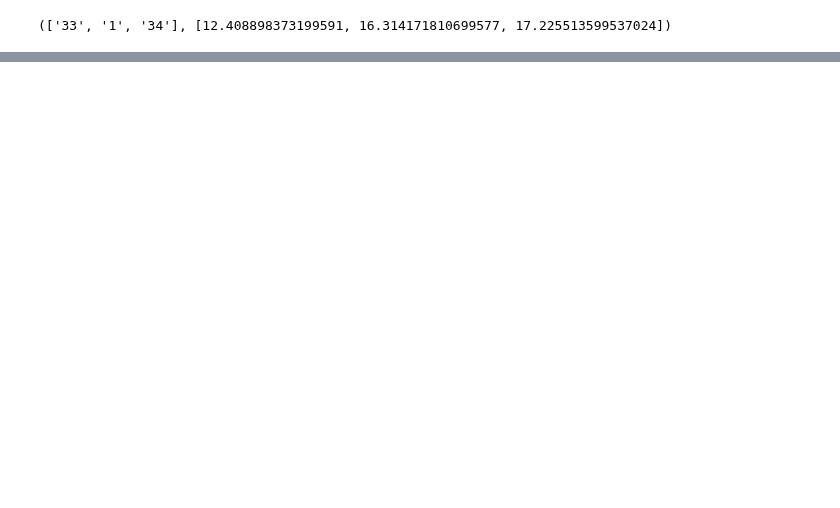
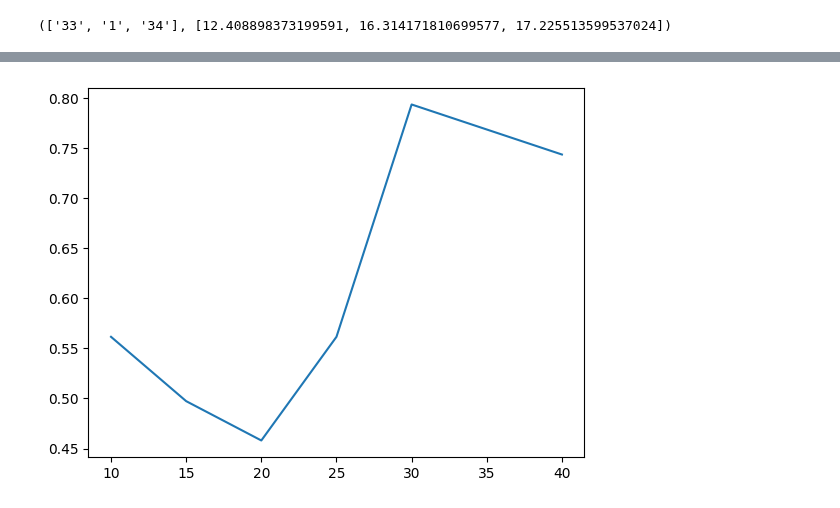
Before and after one commit to Hanno1/AlgorithmischeNetzwerkanalyseLAB, a Jupyter notebook: presentation_task3.ipynb, the cells around one changed output, grey strips where cells are left out. Drawn from its saved outputs; the diff is of its cells as text; code cells hidden in the pictures; blank space fills up the shorter version.

```diff
--- a/presentation_task3.ipynb
+++ b/presentation_task3.ipynb
@@ -68,0 +81,14 @@ print(MyCentr.ownCentrality(G, k=3, p=5))
+# %%
+# Dafür berechnen wir alle Zentralitäten für verschiedene Zentralitätsmaße
+degree_centr = BasicCentr.degree_centrality(G)
+closeness_centr = BasicCentr.closeness_centrality(G)
+closeness_centr_approx = BasicCentr.closeness_centrality_approx(G)
+eig_centr = EigCentr.eigenvector_centrality(G)
+
+own_centr = MyCentr.own_centrality(G)
+own_centr_approx = MyCentr.own_centrality_approx(G)
+
+centralities = [degree_centr, closeness_centr, closeness_centr_approx,
+                eig_centr]
+
+names = ["degree", "closeness", "closeness approx", "eigenvector"]
@@ -68,0 +123,14 @@ print(MyCentr.ownCentrality(G, k=3, p=5))
+# %%
+# Was passiert, wenn ich k bei der Approximation steigen lasse
+# -> Vergleich mit degree centrality
+
+values = []
+k_s = [10, 15, 20, 25, 30, 40]
+for k in k_s:
+    own_centr_approx = MyCentr.own_centrality_approx(G, k_uniform_nodes=k)
+    values.append(compute_kendall(degree_centr, own_centr_approx))
+
+plt.plot(k_s, values)
+plt.show()
+# %% [output]
+[figure, added]
```
Also changed, not shown: parts of 10 cells of this notebook, 6 other files.
